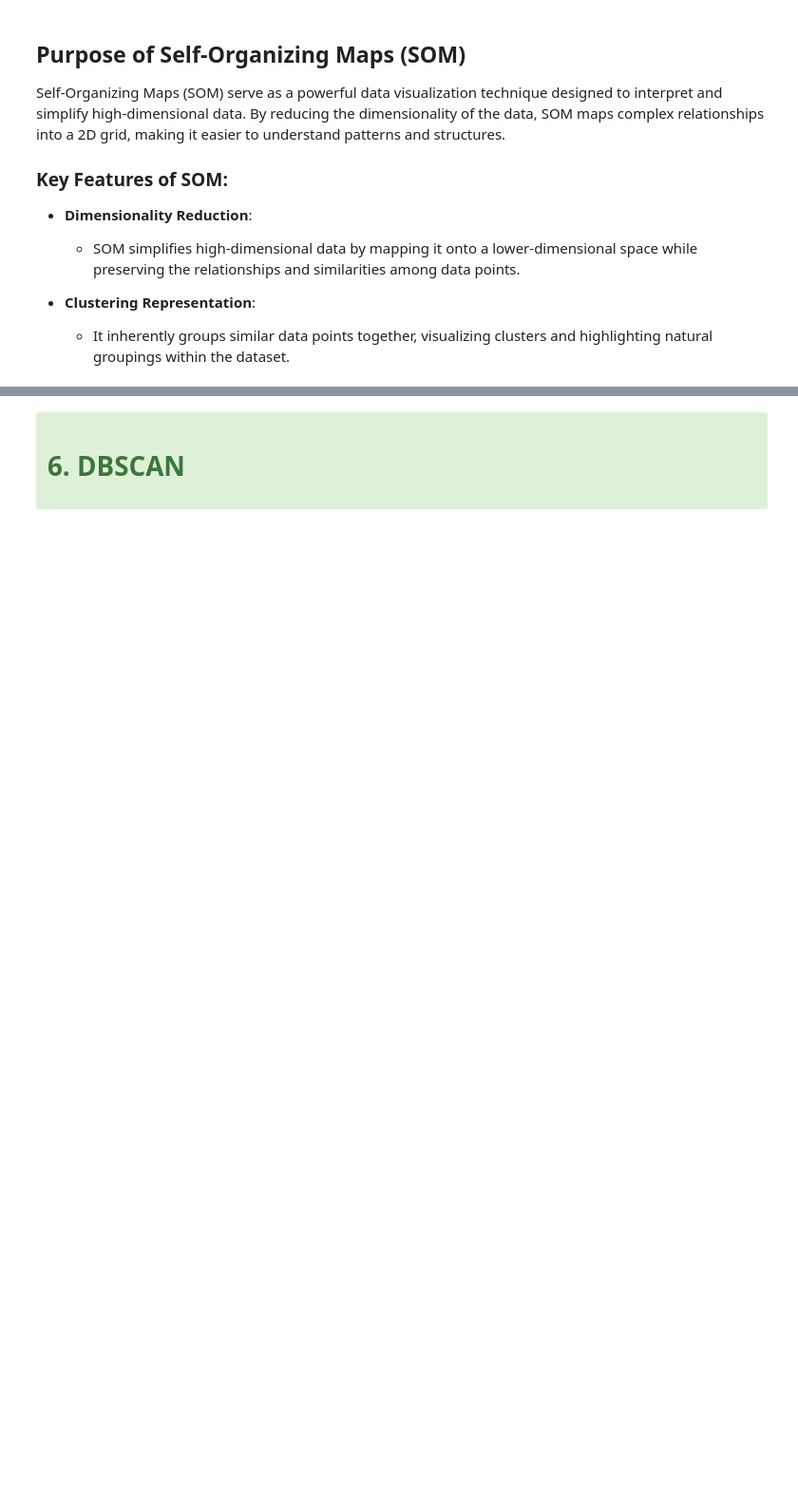
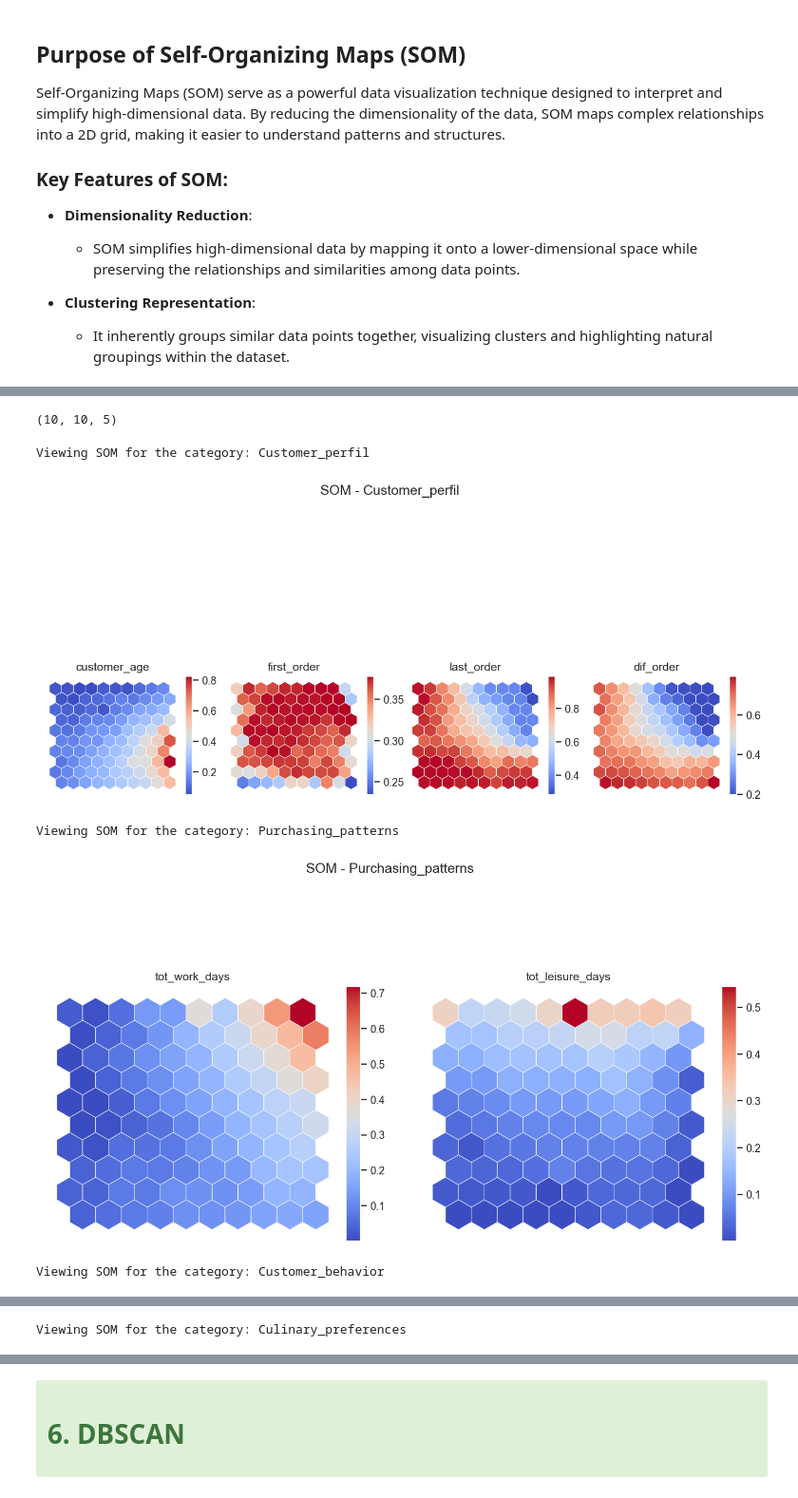
Before and after one commit to Rafs2203/DM, a Jupyter notebook: parte_clusters.ipynb, the cells around one changed output, grey strips where cells are left out. Shown at 95% size. Saved outputs shown, nothing was run; the diff lists cells and outputs as text; code cells hidden in the pictures; blank space fills up the shorter version.

```diff
--- a/parte_clusters.ipynb
+++ b/parte_clusters.ipynb
@@ -1170,4 +1166,0 @@ from sklearn.cluster import AgglomerativeClustering
-# %%
-kmclust = KMeans(n_clusters=8, init='random', n_init=10, random_state=1)
-kmclust.fit(df[metric_features])
-kmclust.predict(df[metric_features])
@@ -1176,4 +1167,6 @@ NameError: name 'metric_features' is not defined
 # %%
-# Different initialization method and provide more n_init
-kmclust = KMeans(n_clusters=8, init='k-means++', n_init=15, random_state=1)
-kmclust.fit(df[metric_features])
+# Iterar pelas categorias e ajustar o modelo
+for category, features in categories.items():
+    kmclust = KMeans(n_clusters = 4, init='k-means++', n_init = 15, random_state=1)
+    kmclust.fit(df[features])
+    df[f'{category}_cluster'] = kmclust.predict(df[features])
@@ -1675,0 +1502,6 @@ This report analyzes the distribution of data density across neurons in self-org
+# %%
+# What are these weights?
+weights = sm.get_weights()
+weights.shape
+# %% [output]
+(10, 10, 5)
@@ -1675,0 +1550,56 @@ This report analyzes the distribution of data density across neurons in self-org
+# %%
+figsize = (10, 7)
+dpi = 128
+colormap = cm.coolwarm
+
+# Iterate over categories
+for category, features in categories.items():
+    print(f"\nViewing SOM for the category: {category}")
+
+
+    valid_features = [col for col in features if col in df.columns]
+    if not valid_features:
+        print(f"Attention: No valid metrics found for {category}")
+        continue
+
+    # Prepare data and train SOM
+    som_data = df[valid_features].values
+    n_feats = len(valid_features)
+
+    # Configure and train SOM
+    sm = MiniSom(10, 10, n_feats,
+                 learning_rate=0.7,
+                 topology='hexagonal',
+                 neighborhood_function='gaussian',
+                 random_seed=42)
+    sm.random_weights_init(som_data)
+    sm.train_batch(som_data, 20000)
+
+    # SOM weights for each metric
+    weights = sm.get_weights()
+
+    # Create figure for metrics in this category
+    fig = plt.figure(figsize=figsize, constrained_layout=True, dpi=dpi)
+    subfigs = fig.subfigures(1, len(valid_features), wspace=0.15)
+
+    # Iterate over metrics and create subgraphs
+    for cpi, sf in zip(range(len(valid_features)), subfigs):
+        matrix_vals = weights[:, :, cpi]
+        colornorm = mpl_colors.Normalize(vmin=np.min(matrix_vals), vmax=np.max(matrix_vals))
+
+        # Plot hexagons
+        sf = plot_hexagons(sm, sf,
+                           colornorm,
+                           matrix_vals,
+                           label=valid_features[cpi],
+                           cmap=colormap)
+
+
+    fig.suptitle(f"SOM - {category}", fontsize=14)
+    plt.show()
+# %% [output]
+Viewing SOM for the category: Customer_perfil
+[figure, added]
+Viewing SOM for the category: Purchasing_patterns
+[figure, added]
+Viewing SOM for the category: Customer_behavior
@@ -1675,0 +1607 @@ This report analyzes the distribution of data density across neurons in self-org
+Viewing SOM for the category: Culinary_preferences
```
Also changed, not shown: parts of 67 cells of this notebook.
